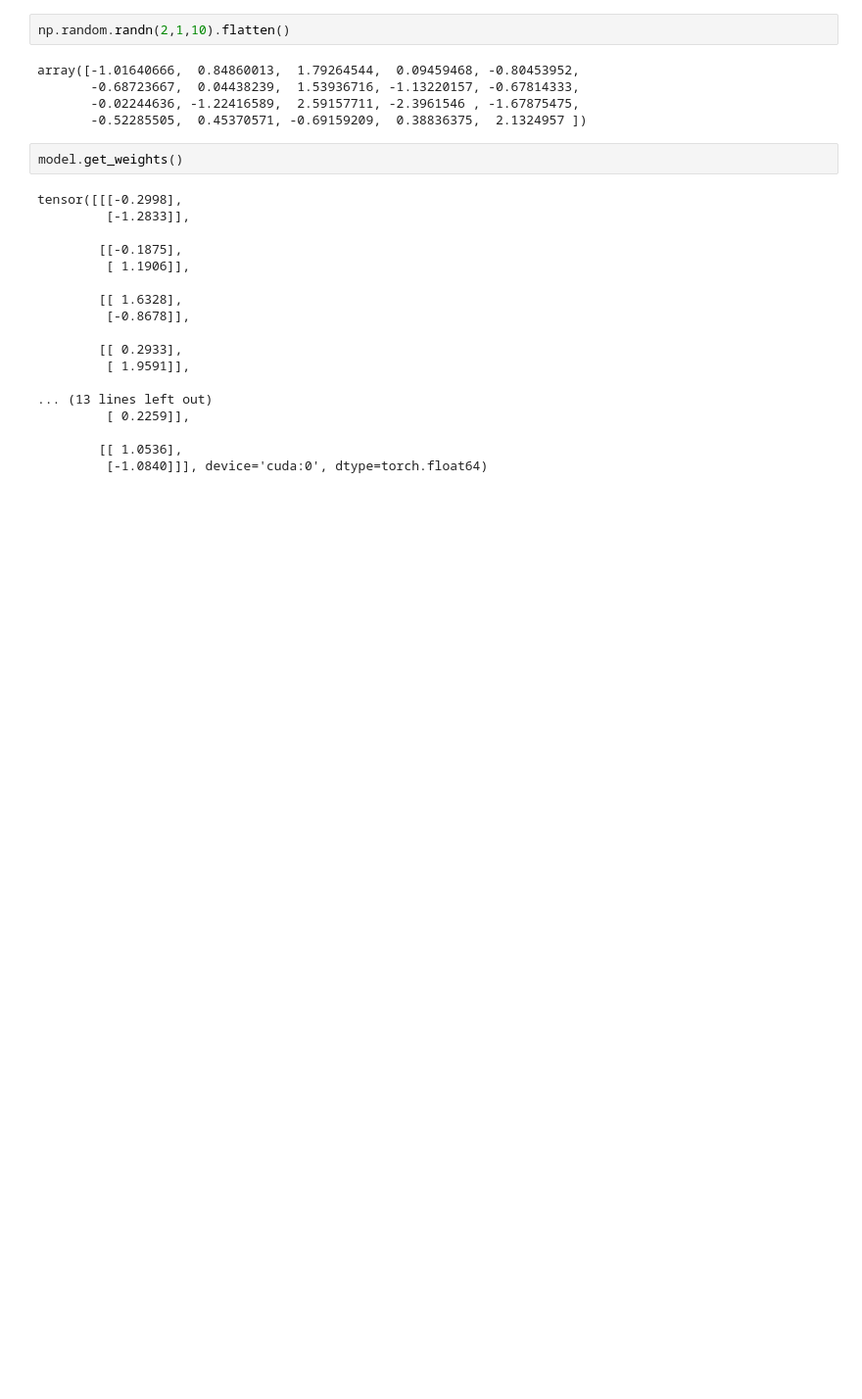
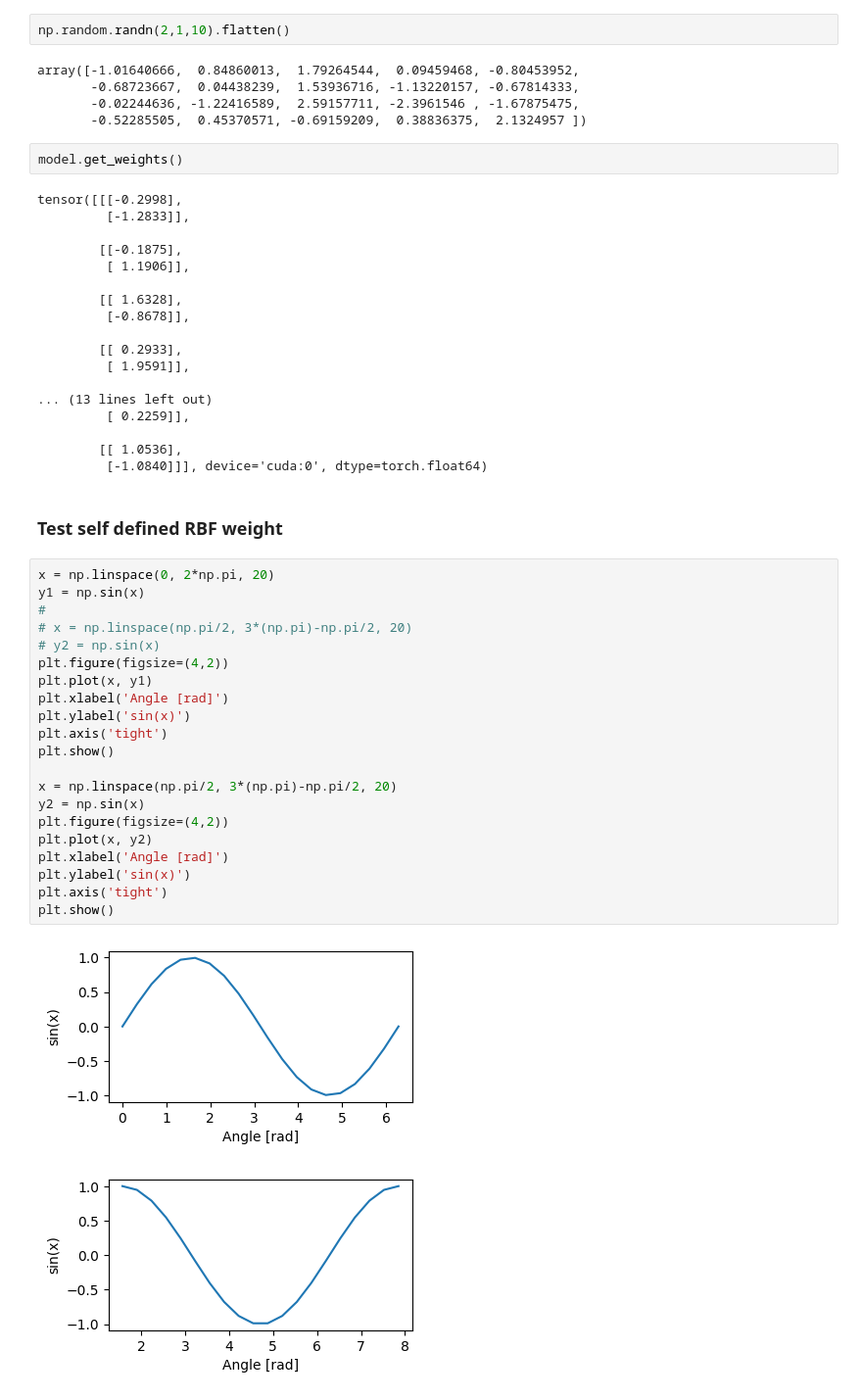
Before and after one commit to Leung555/OmniIsaacGymEnvs, a Jupyter notebook: omniisaacgymenvs/ES/notebook.ipynb, the cells around one changed output. Shown: that part at 98% size. Cells and saved outputs as stored; diff of their text form; blank space fills up the shorter version.

Commit message:
test predefine rbf weight

```diff
--- a/omniisaacgymenvs/ES/notebook.ipynb
+++ b/omniisaacgymenvs/ES/notebook.ipynb
@@ -422,3 +424,29 @@ tensor([[[-0.2998],
 
         [[ 1.0536],
          [-1.0840]]], device='cuda:0', dtype=torch.float64)
+# %% [markdown]
+### Test self defined RBF weight
+# %%
+x = np.linspace(0, 2*np.pi, 20)
+y1 = np.sin(x)
+#
+# x = np.linspace(np.pi/2, 3*(np.pi)-np.pi/2, 20)
+# y2 = np.sin(x)
+plt.figure(figsize=(4,2))
+plt.plot(x, y1)
+plt.xlabel('Angle [rad]')
+plt.ylabel('sin(x)')
+plt.axis('tight')
+plt.show()
+
+x = np.linspace(np.pi/2, 3*(np.pi)-np.pi/2, 20)
+y2 = np.sin(x)
+plt.figure(figsize=(4,2))
+plt.plot(x, y2)
+plt.xlabel('Angle [rad]')
+plt.ylabel('sin(x)')
+plt.axis('tight')
+plt.show()
+# %% [output]
+[figure, added]
+[figure, added]
```
Also changed, not shown: parts of 5 cells of this notebook.
